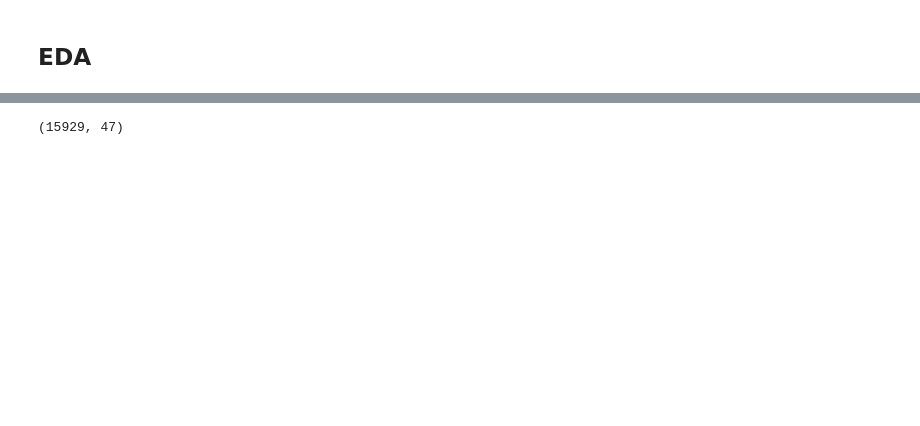
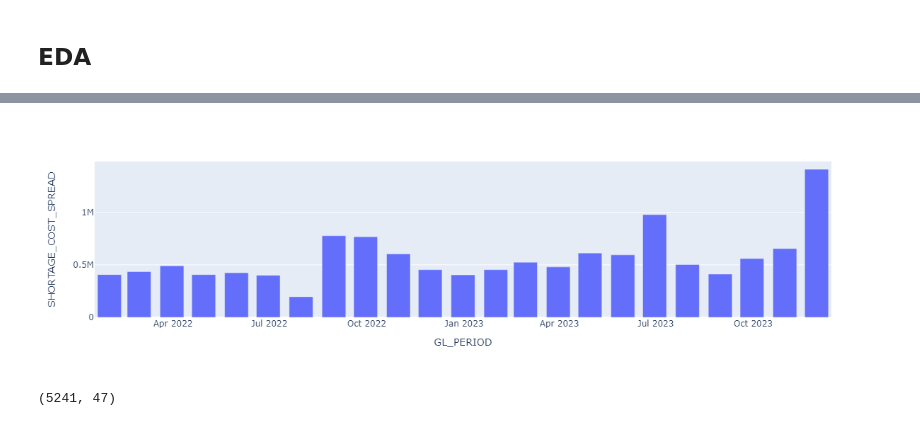
Before and after one commit to NishantJadhav369/AnalyticsTool, a Jupyter notebook: notebooks/Regression_Demo.ipynb, the cells around one changed output, grey strips where cells are left out. Drawn from its saved outputs; the diff is of its cells as text; code cells hidden in the pictures; blank space fills up the shorter version.

Commit message:
Major changes

```diff
--- a/notebooks/Regression_Demo.ipynb
+++ b/notebooks/Regression_Demo.ipynb
@@ -407,9 +444,13 @@ Name: GL_PERIOD_MONTH, Length: 15929, dtype: float64
+# %%
+px.bar(agg.resample('').sum().reset_index(),group_level,'SHORTAGE_COST_SPREAD')
+# %% [output]
+[figure, added]
 # %%
 # eda_slice.to_excel('../data/Shortage_Graphs.xlsx',index=False)
 # %%
-eda_slice.shape
+eda_slice[eda_slice['Major Category']=='Sales'].shape
 # %% [output]
-(15929, 47)
+(5241, 47)
 # %%
 # merged.head(1)
 # %%
```
Also changed, not shown: parts of 60 cells of this notebook, 11 other files.
